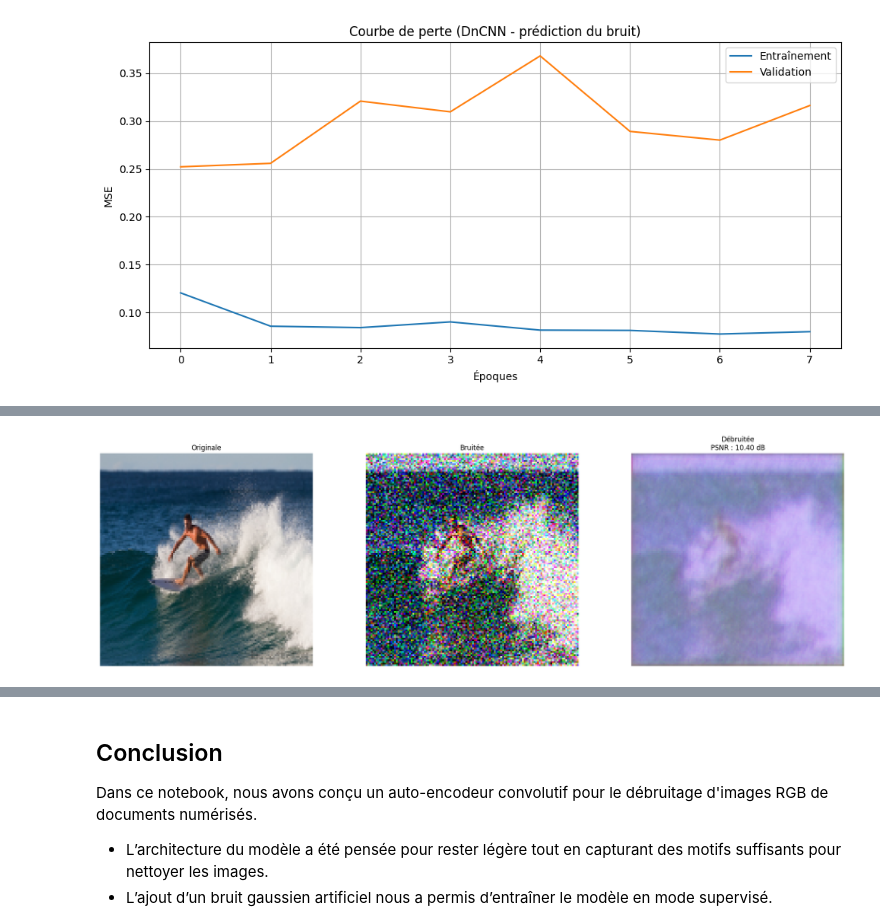
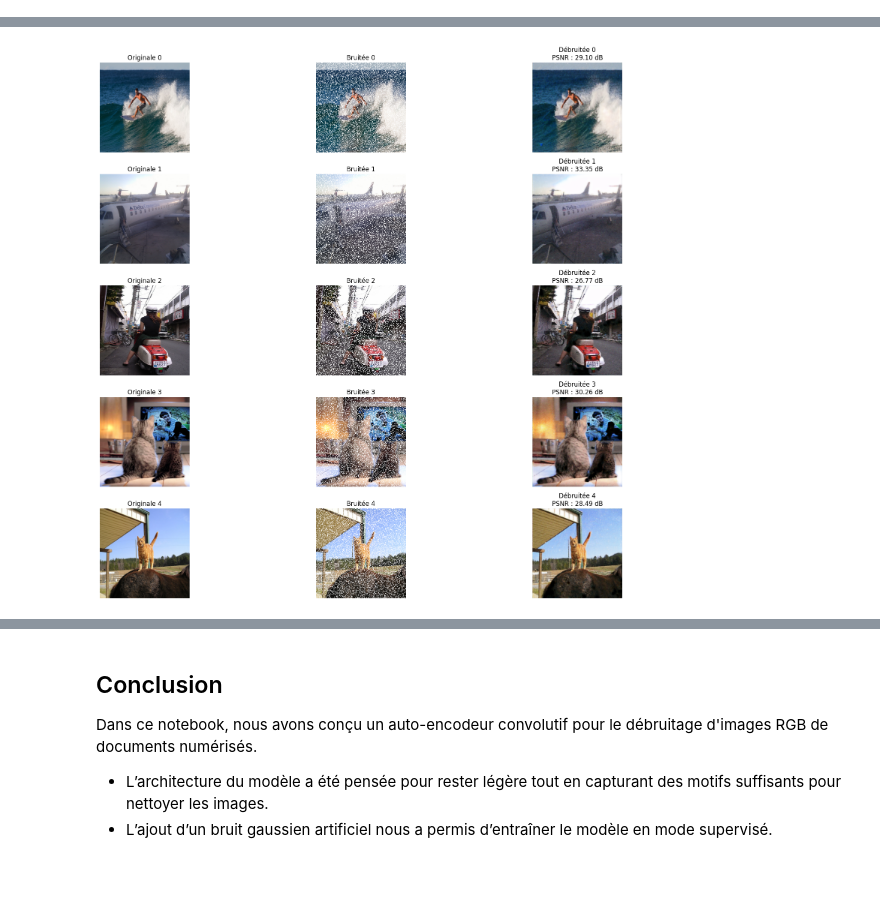
Before and after one commit to clementfornes13/leyenda_project, a Jupyter notebook: Livrable 2.ipynb, the cells around one changed output, grey strips where cells are left out. Cells and saved outputs as stored; diff of their text form; code cells hidden in the pictures; blank space fills up the shorter version.

Commit message:
Saved Model SaltPepper + better PSNR SIM

```diff
--- a/Livrable 2.ipynb
+++ b/Livrable 2.ipynb
@@ -13,7 +13,7 @@ from skimage.metrics import peak_signal_noise_ratio as psnr
 from tensorflow.keras.callbacks import EarlyStopping, ReduceLROnPlateau
 from pathlib import Path
 # %%
-img_size = 128  # plus petit que 256
+img_size = 256  # plus petit que 256
 image_folder = "./imagesL2"
 X = []
 
@@ -94,6 +108,6 @@ def build_mini_unet(input_shape=(128, 128, 3)):
     model.compile(optimizer=Adam(1e-3), loss='mse')
     return model
 
-model = build_mini_unet(input_shape=(128, 128, 3))
+model = build_mini_unet(input_shape=(256, 256, 3))
 model.summary()
 # %% [output]
@@ -126,9 +140,9 @@ callbacks = [
 
 history = model.fit(
     X_noisy, X,  # image bruitée → image propre
-    batch_size=8,
+    batch_size=4,
     epochs=200,
-    validation_split=0.1,
+    validation_split=0.2,
     shuffle=True,
     callbacks=callbacks
 )
@@ -154,26 +167,30 @@ Epoch 8/200
-# %%
-import matplotlib.pyplot as plt
-
-plt.figure(figsize=(10, 5))
-plt.plot(history.history['loss'], label='Entraînement')
-plt.plot(history.history['val_loss'], label='Validation')
-plt.title("Courbe de perte (DnCNN - prédiction du bruit)")
-plt.xlabel("Époques")
-plt.ylabel("MSE")
-plt.legend()
-plt.grid(True)
-plt.tight_layout()
-plt.show()
-# %% [output]
-[figure, removed]
 # %%
-denoised_img = model.predict(np.expand_dims(X_noisy[0], axis=0))[0]
-denoised_img = np.clip(denoised_img, 0., 1.)
-image_psnr = psnr(X[0], denoised_img, data_range=1.0)
+plt.figure(figsize=(20, 15))
 
-plt.figure(figsize=(20, 6))
-plt.subplot(1, 3, 1); plt.imshow(X[0]); plt.title("Originale"); plt.axis("off")
-plt.subplot(1, 3, 2); plt.imshow(X_noisy[0]); plt.title("Bruitée"); plt.axis("off")
-plt.subplot(1, 3, 3); plt.imshow(denoised_img); plt.title(f"Débruitée\nPSNR : {image_psnr:.2f} dB"); plt.axis("off")
-plt.tight_layout(); plt.show()
+for i in range(5):
+    # Prédiction
+    denoised_img = model.predict(np.expand_dims(X_noisy[i], axis=0))[0]
+    denoised_img = np.clip(denoised_img, 0., 1.)
+
+    # PSNR individuel
+    image_psnr = psnr(X[i], denoised_img, data_range=1.0)
+
+    # Ligne i → 3 colonnes : originale, bruitée, débruitée
+    plt.subplot(5, 3, i*3 + 1)
+    plt.imshow(X[i])
+    plt.title(f"Originale {i}")
+    plt.axis("off")
+
+    plt.subplot(5, 3, i*3 + 2)
+    plt.imshow(X_noisy[i])
+    plt.title(f"Bruitée {i}")
+    plt.axis("off")
+
+    plt.subplot(5, 3, i*3 + 3)
+    plt.imshow(denoised_img)
+    plt.title(f"Débruitée {i}\nPSNR : {image_psnr:.2f} dB")
+    plt.axis("off")
+
+plt.tight_layout()
+plt.show()
 # %% [output]
@@ -181,4 +202,4 @@ plt.tight_layout(); plt.show()
-[figure, old version]
+[figure, new version]
 # %%
 from skimage.metrics import peak_signal_noise_ratio as psnr
 from skimage.metrics import structural_similarity as ssim
```
Also changed, not shown: parts of 6 cells of this notebook, 1 other file.
